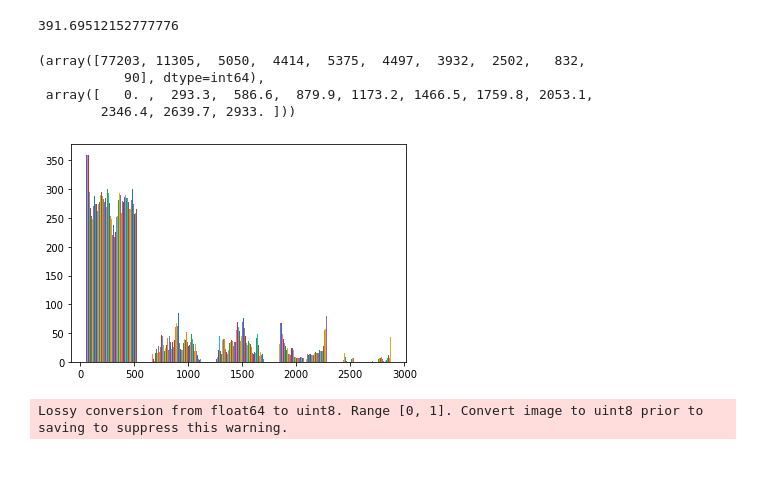
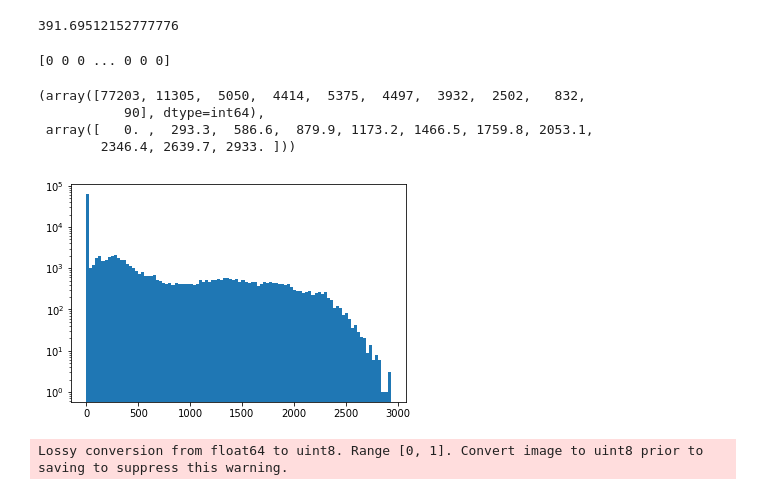
Before and after one commit to mpierangeli/PEFI-Prostate_Cancer_MRI, a Jupyter notebook: tt.ipynb, the cells around one changed output. Saved outputs shown, nothing was run; the diff lists cells and outputs as text; code cells hidden in the pictures; blank space fills up the shorter version.

```diff
--- a/tt.ipynb
+++ b/tt.ipynb
@@ -58,6 +37,11 @@ np.mean(img.pixel_array)
 max:  2933
 min:  0
 391.69512152777776
+# %%
+flat = img.pixel_array.flatten()
+print(flat)
+# %% [output]
+[0 0 0 ... 0 0 0]
 # %%
 np.histogram(img.pixel_array,bins=10)
 # %% [output]
@@ -65,10 +49,12 @@ np.histogram(img.pixel_array,bins=10)
            90], dtype=int64),
  array([   0. ,  293.3,  586.6,  879.9, 1173.2, 1466.5, 1759.8, 2053.1,
         2346.4, 2639.7, 2933. ]))
-# %%
-plt.hist(img.pixel_array,bins=5)
-plt.show()
-# %% [output]
-[figure, removed]
+# %%
+
+plt.hist(flat,bins=100,log=True,histtype="stepfilled")
+plt.savefig('histograma.png')
+plt.show()
+# %% [output]
+[figure, added]
 # %%
 from skimage.filters.rank import gradient
```
Also changed, not shown: parts of 4 cells of this notebook, 3 other files.
